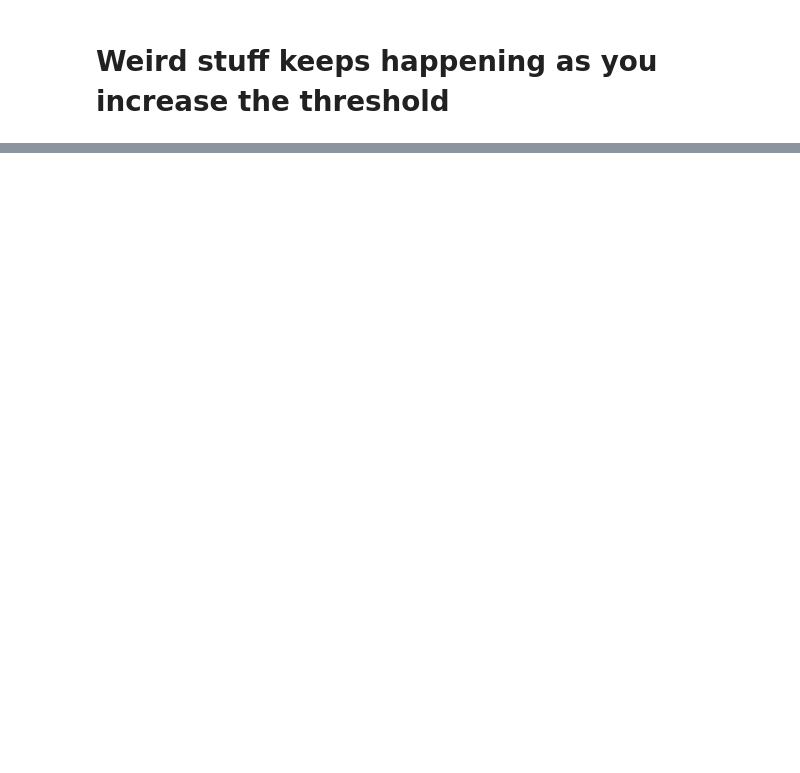
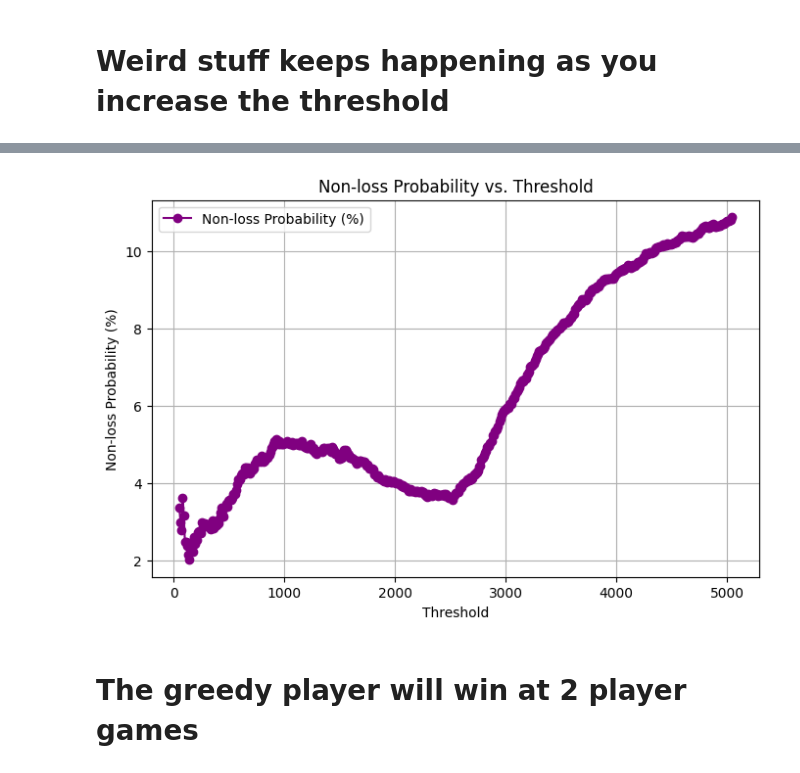
Before and after one commit to normanlrasmussen/Bank_Analysis, a Jupyter notebook: things_to_present.ipynb, the cells around one changed output, grey strips where cells are left out. Cells and saved outputs as stored; diff of their text form; code cells hidden in the pictures; blank space fills up the shorter version.

Commit message:
Greedy solution made

```diff
--- a/things_to_present.ipynb
+++ b/things_to_present.ipynb
@@ -59,0 +111,16 @@ Threshold: 10040, Expected Score: 808.095, Winner Probability: 0.0561
+# %%
+# Calculate non-loss probability (win + tie) for each threshold
+non_loss_probabilities = [(w + t) for w, t in zip(winner_count, tie_count)]
+
+plt.figure(figsize=(8, 5))
+plt.plot(thresholds, [p * 100 for p in non_loss_probabilities], marker='o', color='purple', label='Non-loss Probability (%)')
+plt.xlabel('Threshold')
+plt.ylabel('Non-loss Probability (%)')
+plt.title('Non-loss Probability vs. Threshold')
+plt.grid(True)
+plt.legend()
+plt.show()
+# %% [output]
+[figure, added]
+# %% [markdown]
+# The greedy player will win at 2 player games
```
Also changed, not shown: parts of 6 cells of this notebook, 3 other files.
